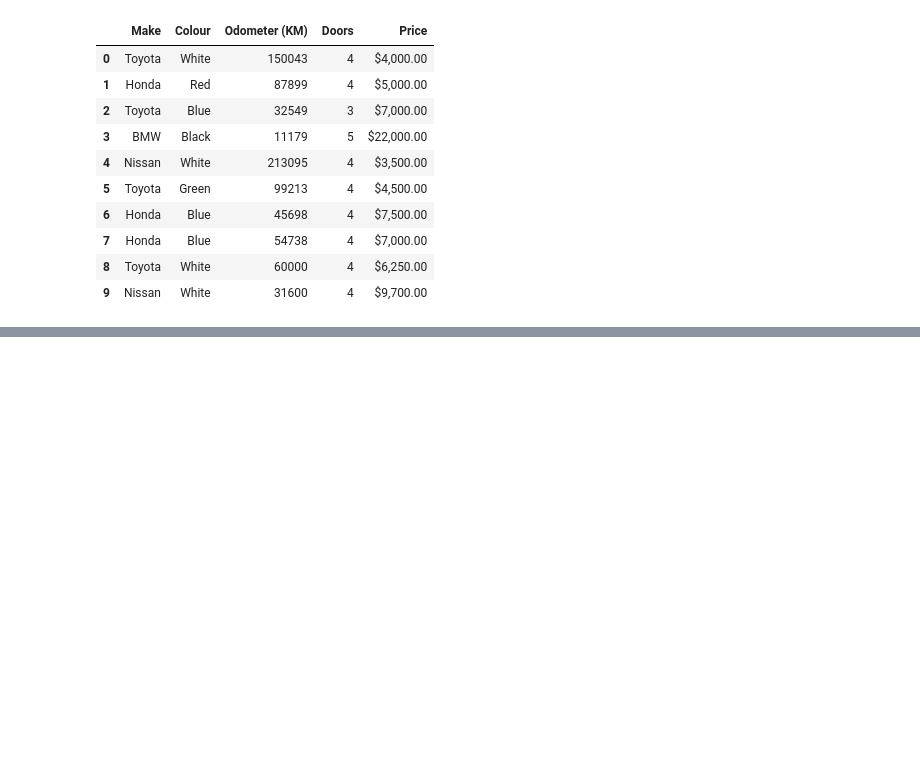
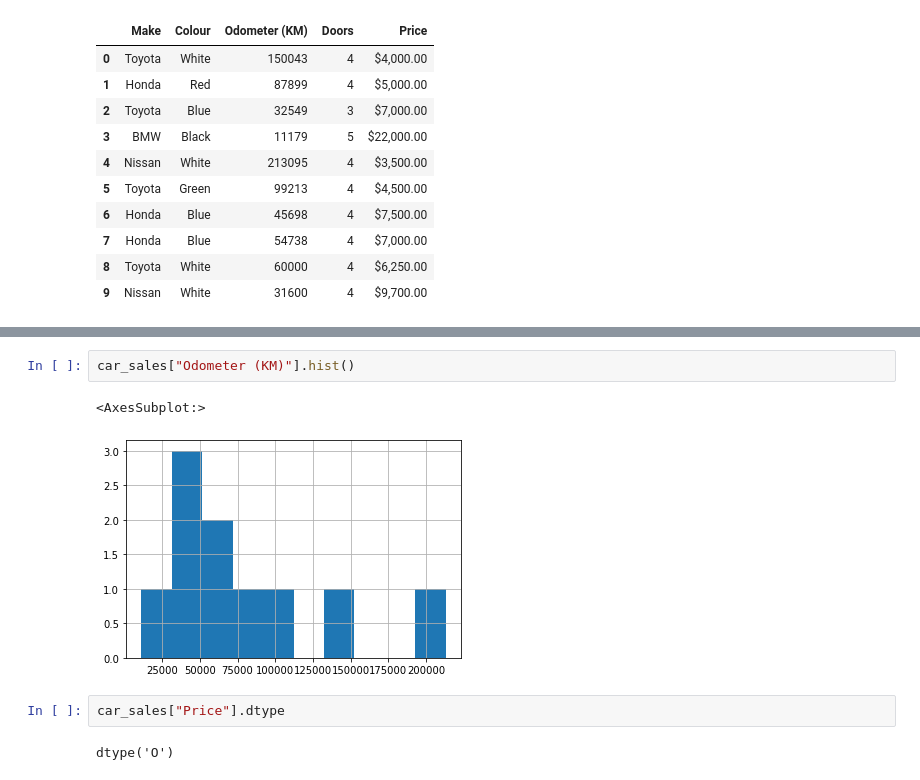
Before and after one commit to alvintoh/ml-ds-bootcamp-2021, a Jupyter notebook: sample_project/introduction-to-pandas.ipynb, the cells around one changed output, grey strips where cells are left out. Cells and saved outputs as stored; diff of their text form; blank space fills up the shorter version.

```diff
--- a/sample_project/introduction-to-pandas.ipynb
+++ b/sample_project/introduction-to-pandas.ipynb
@@ -67,0 +456,9 @@ exported_car_sales
+# %%
+car_sales["Odometer (KM)"].hist()
+# %% [output]
+<AxesSubplot:>
+[figure, added]
+# %%
+car_sales["Price"].dtype
+# %% [output]
+dtype('O')
```
Also changed, not shown: parts of 65 cells of this notebook, 2 other files.
